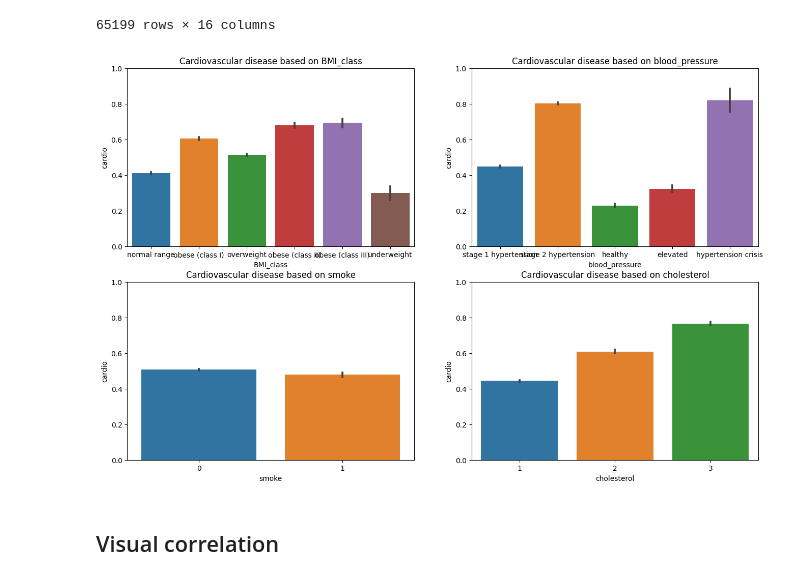
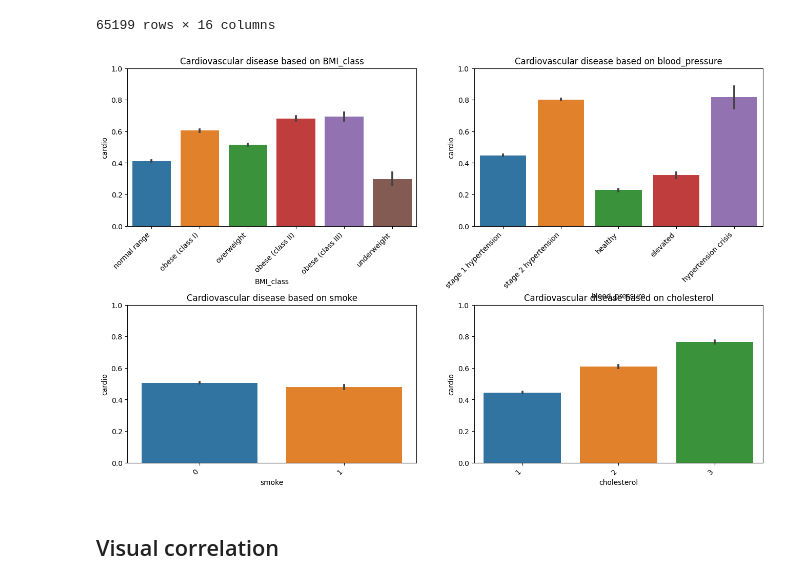
Before and after one commit to Razjoh/Machine-learning-Rasmus-Johansson, a Jupyter notebook: Labb/Disease.ipynb, the cells around one changed output. Drawn from its saved outputs; the diff is of its cells as text; code cells hidden in the pictures.

```diff
--- a/Labb/Disease.ipynb
+++ b/Labb/Disease.ipynb
@@ -619,17 +632,20 @@ df
 | 69381 | 99999 | 56.273973 | 1 | 170 | 72.0 | 120 | 80 | 2 | 1 | 0 | 0 | ... |
 65199 rows × 16 columns
 # %%
+# plots disease rates for various categorys
 fig, axes = plt.subplots(2,2, figsize=(16,10))
 
 labels = ["BMI_class", "blood_pressure", "smoke", "cholesterol"]
 
-# TODO: maybe fix xvalue labels
 for label, ax in zip(labels, axes.flatten()):
     sns.barplot(df, x=label, y="cardio", ax=ax)
     ax.set_title(f"Cardiovascular disease based on {label}")
     ax.set_ylim(0,1)
+    ax.set_xticklabels(ax.get_xticklabels(), rotation=45, ha="right")
+
+plt.subplots_adjust(hspace=0.5)
 # %% [output]
-[figure, old version]
+[figure, new version]
 # %% [markdown]
 ## Visual correlation
 # %% [markdown]
```
Also changed, not shown: parts of 28 cells of this notebook.
